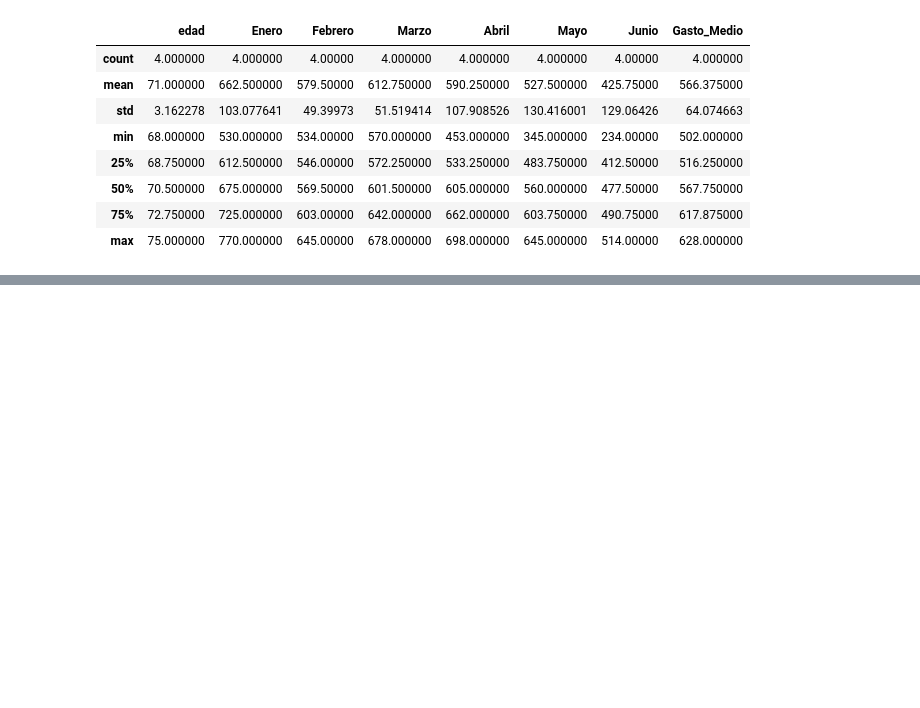
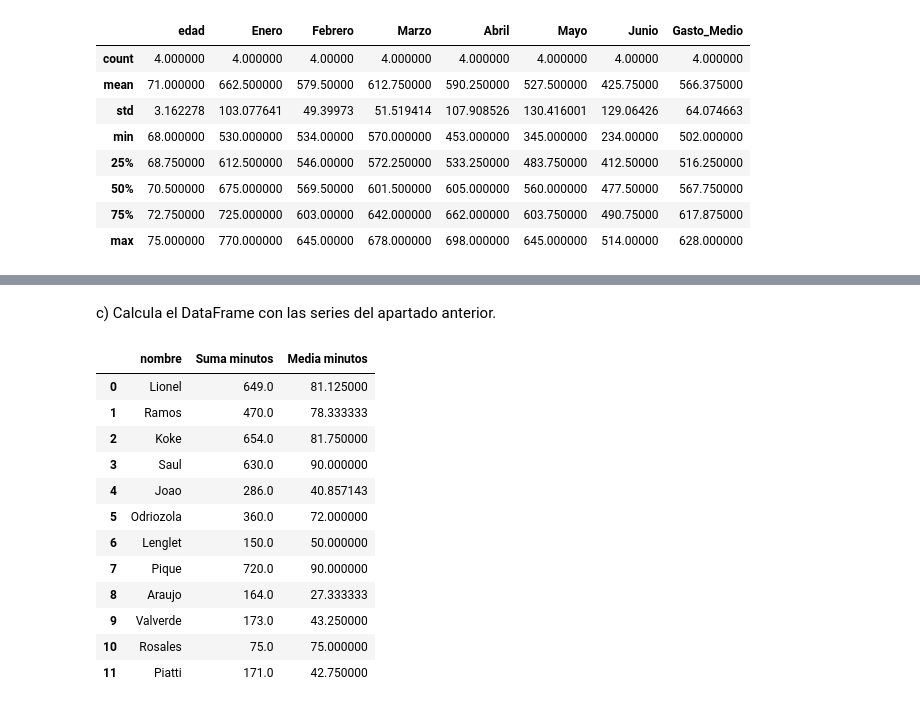
Before and after one commit to isaacspidey/CF-Programacion, a Jupyter notebook: otros/ejercicios_extra_dataframes.ipynb, the cells around one changed output, grey strips where cells are left out. Drawn from its saved outputs; the diff is of its cells as text; code cells hidden in the pictures; blank space fills up the shorter version.

```diff
--- a/otros/ejercicios_extra_dataframes.ipynb
+++ b/otros/ejercicios_extra_dataframes.ipynb
@@ -138,0 +234,8 @@ df.describe()
+# %%
+minutos=[]
+
+for jugador in df.index:
+    minutos.append(df.iloc[jugador,2:].sum())
+    suma=pd.Series(minutos)
+
+suma
@@ -138,0 +256,8 @@ df.describe()
+# %%
+minutos=[]
+
+for jugador in df.index:
+    minutos.append(df.iloc[jugador,2:].mean())
+    avr=pd.Series(minutos)
+
+avr
@@ -138,0 +278,23 @@ df.describe()
+# %% [markdown]
+c) Calcula el DataFrame con las series del apartado anterior.
+# %%
+ndf=pd.DataFrame()
+ndf['nombre']=df['nombre']
+ndf['Suma minutos']=suma
+ndf['Media minutos']=avr
+
+ndf
+# %% [output]
+|  | nombre | Suma minutos | Media minutos |
+| 0 | Lionel | 649.0 | 81.125000 |
+| 1 | Ramos | 470.0 | 78.333333 |
+| 2 | Koke | 654.0 | 81.750000 |
+| 3 | Saul | 630.0 | 90.000000 |
+| 4 | Joao | 286.0 | 40.857143 |
+| 5 | Odriozola | 360.0 | 72.000000 |
+| 6 | Lenglet | 150.0 | 50.000000 |
+| 7 | Pique | 720.0 | 90.000000 |
+| 8 | Araujo | 164.0 | 27.333333 |
+| 9 | Valverde | 173.0 | 43.250000 |
+| 10 | Rosales | 75.0 | 75.000000 |
+| 11 | Piatti | 171.0 | 42.750000 |
```
Also changed, not shown: parts of 21 cells of this notebook.
